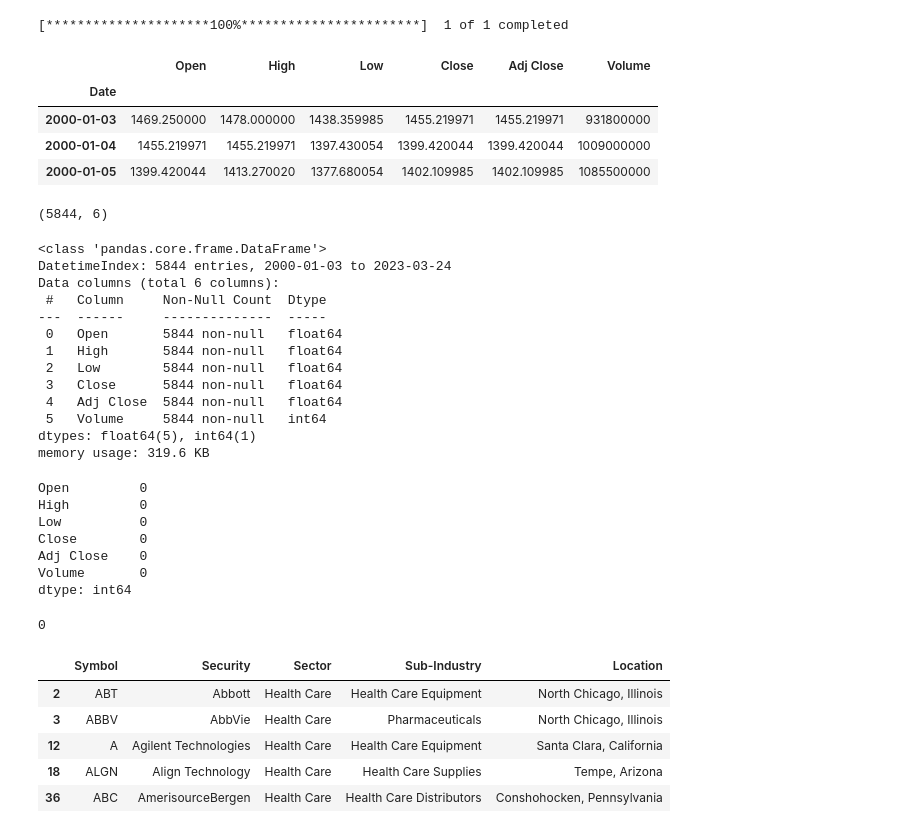
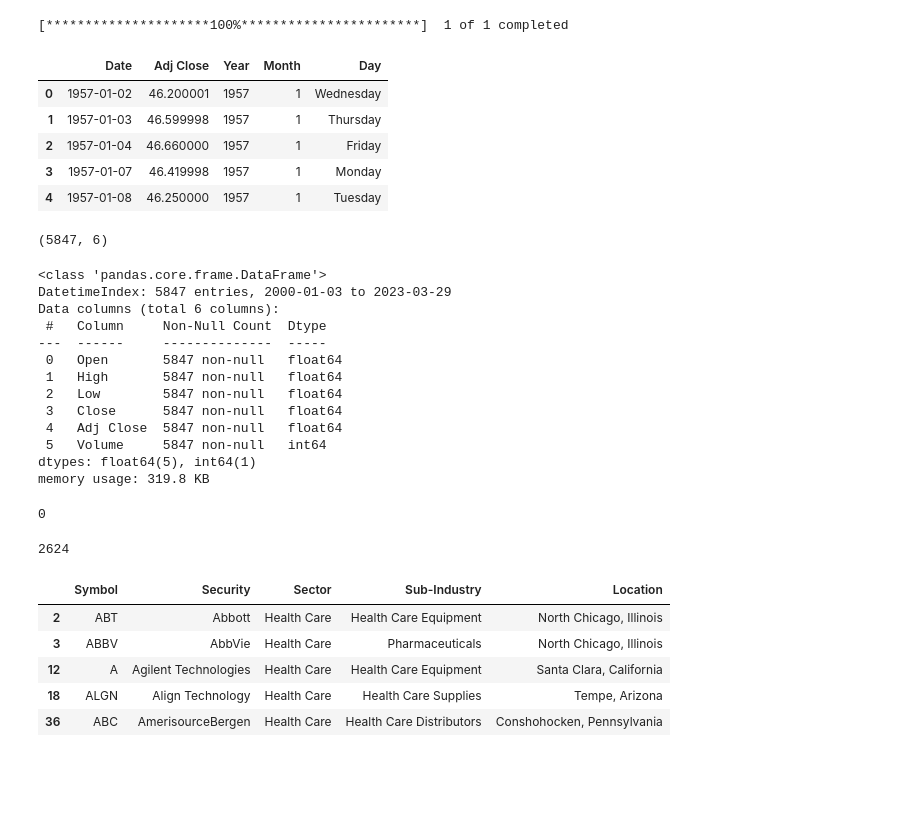
Before and after one commit to elduke28/Data-Analytics, a Jupyter notebook: EDA.ipynb, the cells around one changed output. Cells and saved outputs as stored; diff of their text form; code cells hidden in the pictures; blank space fills up the shorter version.

```diff
--- a/EDA.ipynb
+++ b/EDA.ipynb
@@ -13,56 +13,51 @@ import yfinance as yf
 sns.set()
 # %%
 # Descargamos los datos de S&P500 mediante la librería yfinance, desde fecha deseada hasta la actualidad.
-sp_500 = yf.download('^GSPC', start='2000-01-01')
+sp_500 = yf.download('^GSPC', start='2000-01-01')['Adj Close']
 # %% [output]
 [*********************100%***********************]  1 of 1 completed
 # %%
 # Analizamos el encabezado del dataframe
-sp_500.head(3)
+sp_500.head()
 # %% [output]
-|  | Open | High | Low | Close | Adj Close | Volume |
-| Date |  |  |  |  |  |  |
-| 2000-01-03 | 1469.250000 | 1478.000000 | 1438.359985 | 1455.219971 | 1455.219971 | 931800000 |
-| 2000-01-04 | 1455.219971 | 1455.219971 | 1397.430054 | 1399.420044 | 1399.420044 | 1009000000 |
-| 2000-01-05 | 1399.420044 | 1413.270020 | 1377.680054 | 1402.109985 | 1402.109985 | 1085500000 |
+|  | Date | Adj Close | Year | Month | Day |
+| 0 | 1957-01-02 | 46.200001 | 1957 | 1 | Wednesday |
+| 1 | 1957-01-03 | 46.599998 | 1957 | 1 | Thursday |
+| 2 | 1957-01-04 | 46.660000 | 1957 | 1 | Friday |
+| 3 | 1957-01-07 | 46.419998 | 1957 | 1 | Monday |
+| 4 | 1957-01-08 | 46.250000 | 1957 | 1 | Tuesday |
 # %%
 # Tamaño del dataframe
 sp_500.shape
 # %% [output]
-(5844, 6)
+(5847, 6)
 # %%
 # Analizamos la cantidad de registros: 5844, columnas:6, tipos de datos: float64(5), int64(1)
 sp_500.info()
 # %% [output]
 <class 'pandas.core.frame.DataFrame'>
-DatetimeIndex: 5844 entries, 2000-01-03 to 2023-03-24
+DatetimeIndex: 5847 entries, 2000-01-03 to 2023-03-29
 Data columns (total 6 columns):
  #   Column     Non-Null Count  Dtype
 ---  ------     --------------  -----
- 0   Open       5844 non-null   float64
- 1   High       5844 non-null   float64
- 2   Low        5844 non-null   float64
- 3   Close      5844 non-null   float64
- 4   Adj Close  5844 non-null   float64
- 5   Volume     5844 non-null   int64
+ 0   Open       5847 non-null   float64
+ 1   High       5847 non-null   float64
+ 2   Low        5847 non-null   float64
+ 3   Close      5847 non-null   float64
+ 4   Adj Close  5847 non-null   float64
+ 5   Volume     5847 non-null   int64
 dtypes: float64(5), int64(1)
-memory usage: 319.6 KB
+memory usage: 319.8 KB
 # %%
 # No se observan valores vacíos
 sp_500.isnull().sum()
 # %% [output]
-Open         0
-High         0
-Low          0
-Close        0
-Adj Close    0
-Volume       0
-dtype: int64
+0
 # %%
 # No se observan valores duplicados
 sp_500.duplicated().sum()
 # %% [output]
-0
+2624
 # %%
 # Cambio los índices agregando a la fecha como nueva columna
 sp_500= sp_500.reset_index()
```
Also changed, not shown: parts of 4 cells of this notebook, 1 other file.
